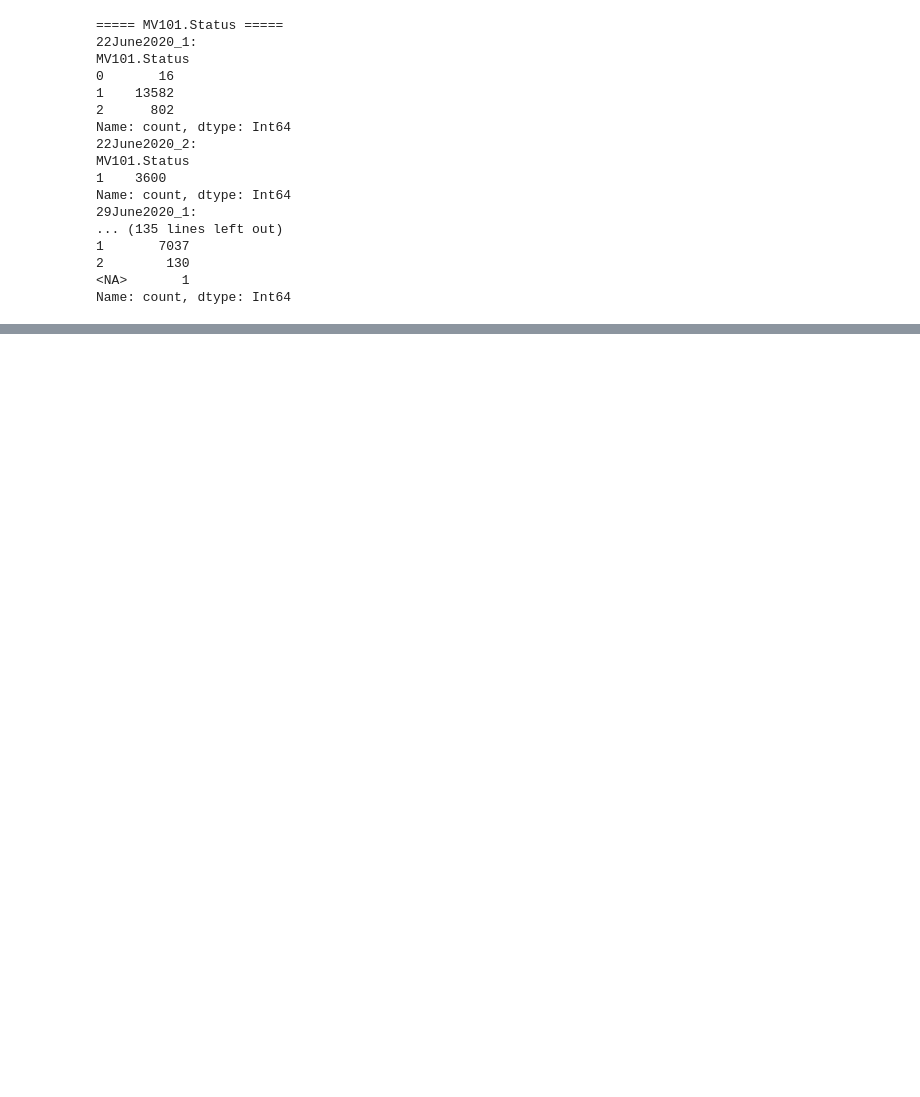
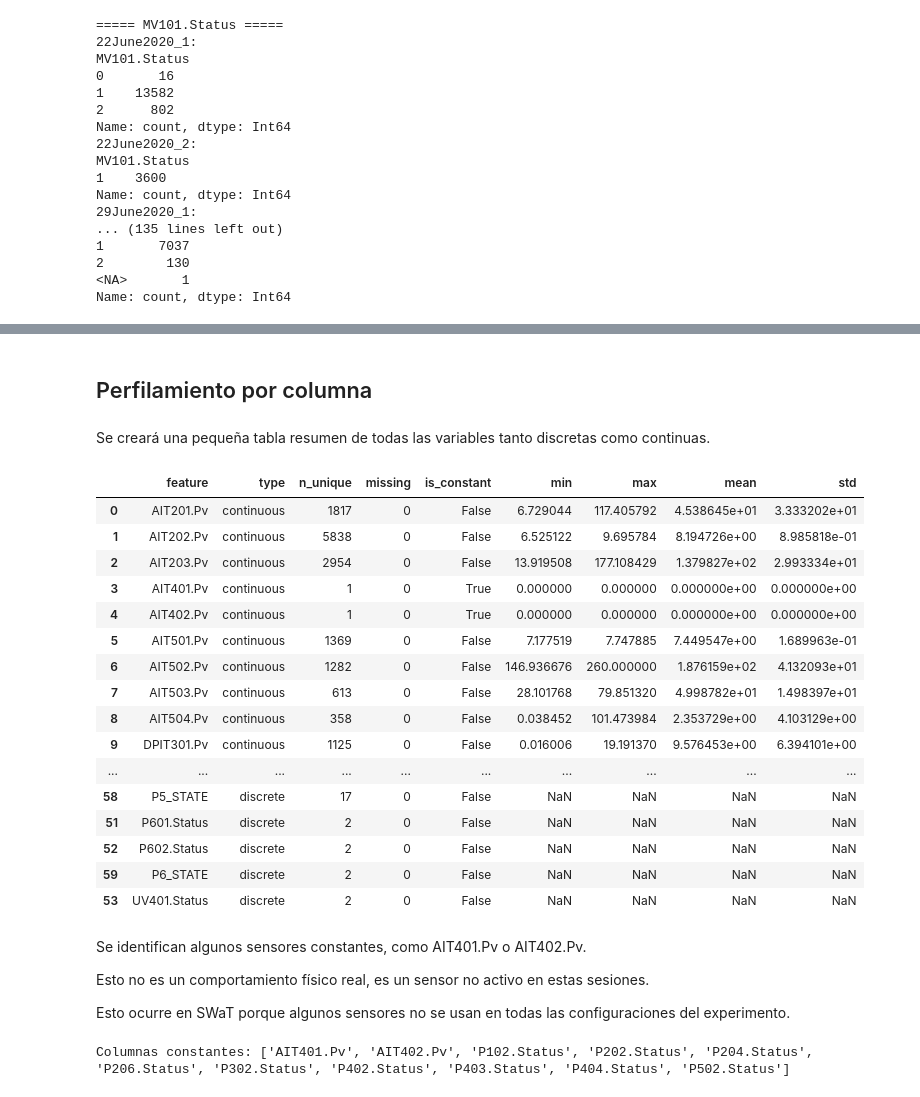
Before and after one commit to juanmi30/ics-synthetic-data-augmentation, a Jupyter notebook: data-preprocessing.ipynb, the cells around one changed output, grey strips where cells are left out. Saved outputs shown, nothing was run; the diff lists cells and outputs as text; code cells hidden in the pictures; blank space fills up the shorter version.

```diff
--- a/data-preprocessing.ipynb
+++ b/data-preprocessing.ipynb
@@ -299,0 +372,20 @@ Name: count, dtype: Int64
+# %%
+def compare_initial_variability(df, cols, first_n=600):
+    rows = []
+    for col in cols:
+        s = df[col].dropna()
+        if len(s) > first_n + 10:
+            init_std = s.iloc[:first_n].std()
+            rest_std = s.iloc[first_n:].std()
+            ratio = np.nan if rest_std == 0 else init_std / rest_std
+            rows.append({
+                "feature": col,
+                "init_std": init_std,
+                "rest_std": rest_std,
+                "ratio_init_rest": ratio
+            })
+    return pd.DataFrame(rows).sort_values("ratio_init_rest", ascending=False)
+
+for name, df in files_clean.items():
+    print(f"\n===== {name} =====")
+    display(compare_initial_variability(df, key_pv, first_n=600).head(15))
@@ -299,0 +445,59 @@ Name: count, dtype: Int64
+# %% [markdown]
+## Perfilamiento por columna
+# %% [markdown]
+Se creará una pequeña tabla resumen de todas las variables tanto discretas como continuas.
+# %%
+profile_rows = []
+
+for col in feature_cols:
+    col_type = (
+        "continuous" if col in pv_cols
+        else "discrete" if col in status_cols + state_cols
+        else "other"
+    )
+
+    values = pd.concat([df[col] for df in files_clean.values()], axis=0)
+
+    profile_rows.append({
+        "feature": col,
+        "type": col_type,
+        "n_unique": values.nunique(dropna=True),
+        "missing": values.isna().sum(),
+        "is_constant": values.nunique(dropna=True) <= 1,
+        "min": values.min() if col_type == "continuous" else None,
+        "max": values.max() if col_type == "continuous" else None,
+        "mean": values.mean() if col_type == "continuous" else None,
+        "std": values.std() if col_type == "continuous" else None
+    })
+
+profile_df = pd.DataFrame(profile_rows).sort_values(["type", "feature"])
+display(profile_df)
+# %% [output]
+|  | feature | type | n_unique | missing | is_constant | min | max | mean | std |
+| 0 | AIT201.Pv | continuous | 1817 | 0 | False | 6.729044 | 117.405792 | 4.538645e+01 | 3.333202e+01 |
+| 1 | AIT202.Pv | continuous | 5838 | 0 | False | 6.525122 | 9.695784 | 8.194726e+00 | 8.985818e-01 |
+| 2 | AIT203.Pv | continuous | 2954 | 0 | False | 13.919508 | 177.108429 | 1.379827e+02 | 2.993334e+01 |
+| 3 | AIT401.Pv | continuous | 1 | 0 | True | 0.000000 | 0.000000 | 0.000000e+00 | 0.000000e+00 |
+| 4 | AIT402.Pv | continuous | 1 | 0 | True | 0.000000 | 0.000000 | 0.000000e+00 | 0.000000e+00 |
+| 5 | AIT501.Pv | continuous | 1369 | 0 | False | 7.177519 | 7.747885 | 7.449547e+00 | 1.689963e-01 |
+| 6 | AIT502.Pv | continuous | 1282 | 0 | False | 146.936676 | 260.000000 | 1.876159e+02 | 4.132093e+01 |
+| 7 | AIT503.Pv | continuous | 613 | 0 | False | 28.101768 | 79.851320 | 4.998782e+01 | 1.498397e+01 |
+| 8 | AIT504.Pv | continuous | 358 | 0 | False | 0.038452 | 101.473984 | 2.353729e+00 | 4.103129e+00 |
+| 9 | DPIT301.Pv | continuous | 1125 | 0 | False | 0.016006 | 19.191370 | 9.576453e+00 | 6.394101e+00 |
+| ... | ... | ... | ... | ... | ... | ... | ... | ... | ... |
+| 58 | P5_STATE | discrete | 17 | 0 | False | NaN | NaN | NaN | NaN |
+| 51 | P601.Status | discrete | 2 | 0 | False | NaN | NaN | NaN | NaN |
+| 52 | P602.Status | discrete | 2 | 0 | False | NaN | NaN | NaN | NaN |
+| 59 | P6_STATE | discrete | 2 | 0 | False | NaN | NaN | NaN | NaN |
+| 53 | UV401.Status | discrete | 2 | 0 | False | NaN | NaN | NaN | NaN |
+# %% [markdown]
+Se identifican algunos sensores constantes, como AIT401.Pv o AIT402.Pv.
+
+Esto no es un comportamiento físico real, es un sensor no activo en estas sesiones.
+
+Esto ocurre en SWaT porque algunos sensores no se usan en todas las configuraciones del experimento.
+# %%
+constant_cols = profile_df.loc[profile_df["is_constant"], "feature"].tolist()
+print("Columnas constantes:", constant_cols)
+# %% [output]
+Columnas constantes: ['AIT401.Pv', 'AIT402.Pv', 'P102.Status', 'P202.Status', 'P204.Status', 'P206.Status', 'P302.Status', 'P402.Status', 'P403.Status', 'P404.Status', 'P502.Status']
```
Also changed, not shown: parts of 21 cells of this notebook.
